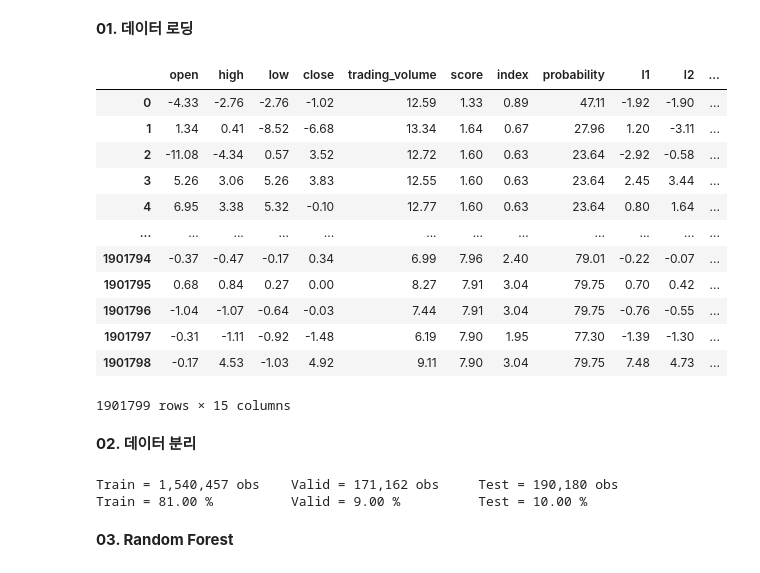
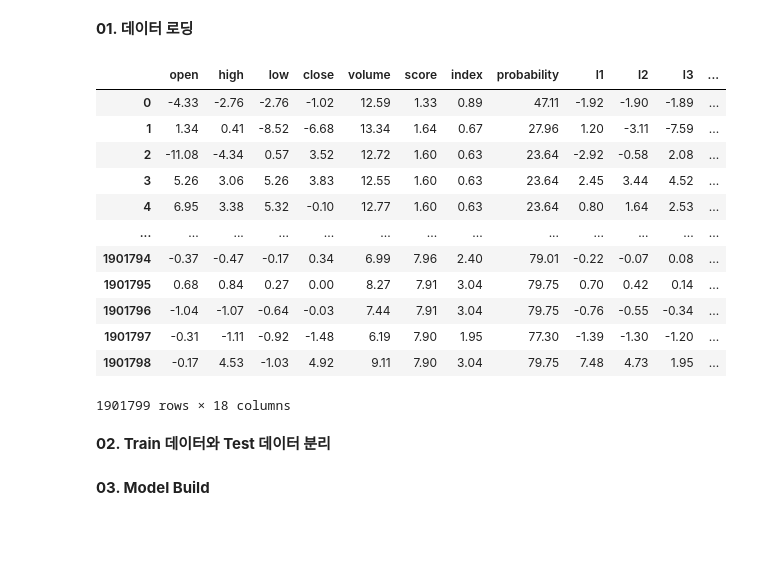
Before and after one commit to ajskdlf64/PROJECT_NEW_PROJECT, a Jupyter notebook: 06. Multi Classification Model (modeling).ipynb, the cells around one changed output. Drawn from its saved outputs; the diff is of its cells as text; code cells hidden in the pictures; blank space fills up the shorter version.

```diff
--- a/06. Multi Classification Model (modeling).ipynb
+++ b/06. Multi Classification Model (modeling).ipynb
@@ -3,53 +3,29 @@
 # %%
 # 라이브러리
 import numpy as np
 import pandas as pd
 
 # 데이터 로딩
-dataset = pd.read_csv('./data/final_dataset.csv')
+dataset = pd.read_csv('./final_dataset.csv')
 
 # 불필요한 열 제거
 del dataset['Unnamed: 0']
 
 # 데이터 보기
 dataset
 # %% [output]
-|  | open | high | low | close | trading_volume | score | index | probability | l1 | l2 | ... |
-| 0 | -4.33 | -2.76 | -2.76 | -1.02 | 12.59 | 1.33 | 0.89 | 47.11 | -1.92 | -1.90 | ... |
-| 1 | 1.34 | 0.41 | -8.52 | -6.68 | 13.34 | 1.64 | 0.67 | 27.96 | 1.20 | -3.11 | ... |
-| 2 | -11.08 | -4.34 | 0.57 | 3.52 | 12.72 | 1.60 | 0.63 | 23.64 | -2.92 | -0.58 | ... |
-| 3 | 5.26 | 3.06 | 5.26 | 3.83 | 12.55 | 1.60 | 0.63 | 23.64 | 2.45 | 3.44 | ... |
-| 4 | 6.95 | 3.38 | 5.32 | -0.10 | 12.77 | 1.60 | 0.63 | 23.64 | 0.80 | 1.64 | ... |
-| ... | ... | ... | ... | ... | ... | ... | ... | ... | ... | ... | ... |
-| 1901794 | -0.37 | -0.47 | -0.17 | 0.34 | 6.99 | 7.96 | 2.40 | 79.01 | -0.22 | -0.07 | ... |
-| 1901795 | 0.68 | 0.84 | 0.27 | 0.00 | 8.27 | 7.91 | 3.04 | 79.75 | 0.70 | 0.42 | ... |
-| 1901796 | -1.04 | -1.07 | -0.64 | -0.03 | 7.44 | 7.91 | 3.04 | 79.75 | -0.76 | -0.55 | ... |
-| 1901797 | -0.31 | -1.11 | -0.92 | -1.48 | 6.19 | 7.90 | 1.95 | 77.30 | -1.39 | -1.30 | ... |
-| 1901798 | -0.17 | 4.53 | -1.03 | 4.92 | 9.11 | 7.90 | 3.04 | 79.75 | 7.48 | 4.73 | ... |
+|  | open | high | low | close | volume | score | index | probability | l1 | l2 | l3 | ... |
+| 0 | -4.33 | -2.76 | -2.76 | -1.02 | 12.59 | 1.33 | 0.89 | 47.11 | -1.92 | -1.90 | -1.89 | ... |
+| 1 | 1.34 | 0.41 | -8.52 | -6.68 | 13.34 | 1.64 | 0.67 | 27.96 | 1.20 | -3.11 | -7.59 | ... |
+| 2 | -11.08 | -4.34 | 0.57 | 3.52 | 12.72 | 1.60 | 0.63 | 23.64 | -2.92 | -0.58 | 2.08 | ... |
+| 3 | 5.26 | 3.06 | 5.26 | 3.83 | 12.55 | 1.60 | 0.63 | 23.64 | 2.45 | 3.44 | 4.52 | ... |
+| 4 | 6.95 | 3.38 | 5.32 | -0.10 | 12.77 | 1.60 | 0.63 | 23.64 | 0.80 | 1.64 | 2.53 | ... |
+| ... | ... | ... | ... | ... | ... | ... | ... | ... | ... | ... | ... | ... |
+| 1901794 | -0.37 | -0.47 | -0.17 | 0.34 | 6.99 | 7.96 | 2.40 | 79.01 | -0.22 | -0.07 | 0.08 | ... |
+| 1901795 | 0.68 | 0.84 | 0.27 | 0.00 | 8.27 | 7.91 | 3.04 | 79.75 | 0.70 | 0.42 | 0.14 | ... |
+| 1901796 | -1.04 | -1.07 | -0.64 | -0.03 | 7.44 | 7.91 | 3.04 | 79.75 | -0.76 | -0.55 | -0.34 | ... |
+| 1901797 | -0.31 | -1.11 | -0.92 | -1.48 | 6.19 | 7.90 | 1.95 | 77.30 | -1.39 | -1.30 | -1.20 | ... |
+| 1901798 | -0.17 | 4.53 | -1.03 | 4.92 | 9.11 | 7.90 | 3.04 | 79.75 | 7.48 | 4.73 | 1.95 | ... |
-1901799 rows × 15 columns
+1901799 rows × 18 columns
 # %% [markdown]
-**02. 데이터 분리**
+**02. Train 데이터와 Test 데이터 분리**
-# %%
-# Input Target 분리
-X = dataset[dataset.columns[:-1]]
-Y = dataset[dataset.columns[-1:]]
-
-# Train, Valid, Test 분리
-from sklearn.model_selection import train_test_split
-X_train, X_test, Y_train, Y_test = train_test_split(X, Y, test_size=0.10, random_state=1234)
-X_train, X_valid, Y_train, Y_valid = train_test_split(X_train, Y_train, test_size=0.10, random_state=1234)
-
-# 각 데이터셋별 관측치 수
-print('Train = {:,} obs \t Valid = {:,} obs \t Test = {:,} obs'\
-                               .format(X_train.shape[0],X_valid.shape[0],X_test.shape[0]))
-
-# 각 데이터셋별 관측치 수 (비율)
-total_len = len(dataset)
-train_len = len(X_train)
-valid_len = len(X_valid)
-test_len = len(X_test)
-print('Train = {:.2f} % \t Valid = {:.2f} % \t Test = {:.2f} %'
-             .format(100*train_len/total_len, 100*valid_len/total_len, 100*test_len/total_len))
-# %% [output]
-Train = 1,540,457 obs    Valid = 171,162 obs     Test = 190,180 obs
-Train = 81.00 %          Valid = 9.00 %          Test = 10.00 %
@@ -56,2 +58,2 @@ Train = 81.00 %          Valid = 9.00 %          Test = 10.00 %
 # %% [markdown]
-**03. Random Forest**
+**03. Model Build**
```
Also changed, not shown: parts of 8 cells of this notebook, 6 other files.
